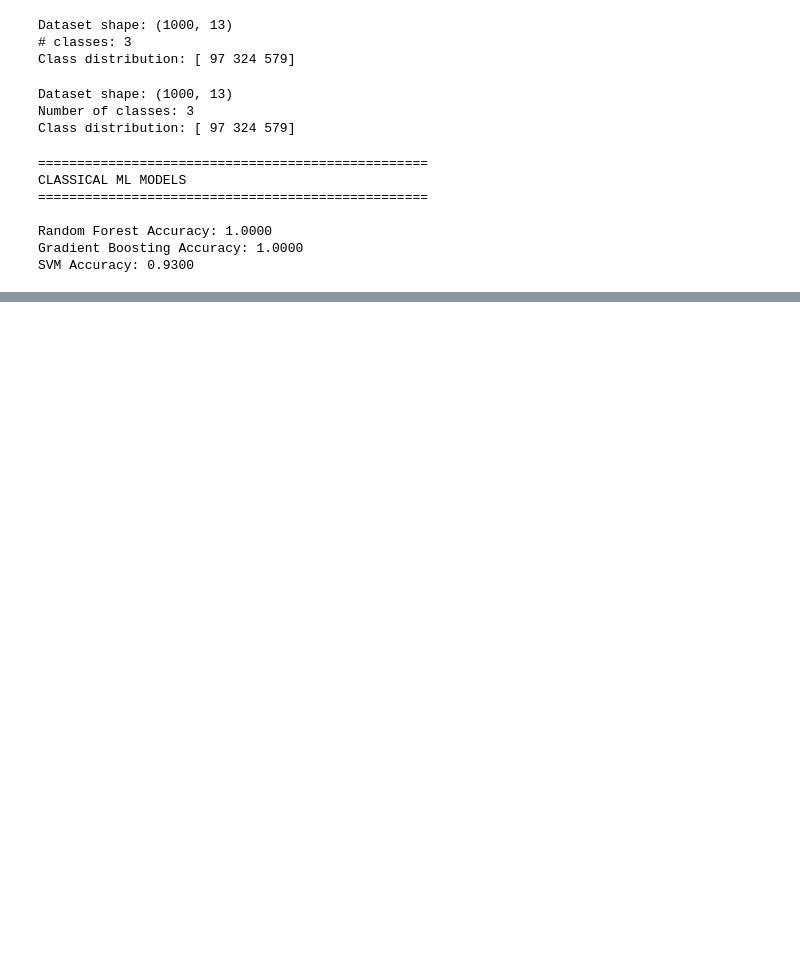
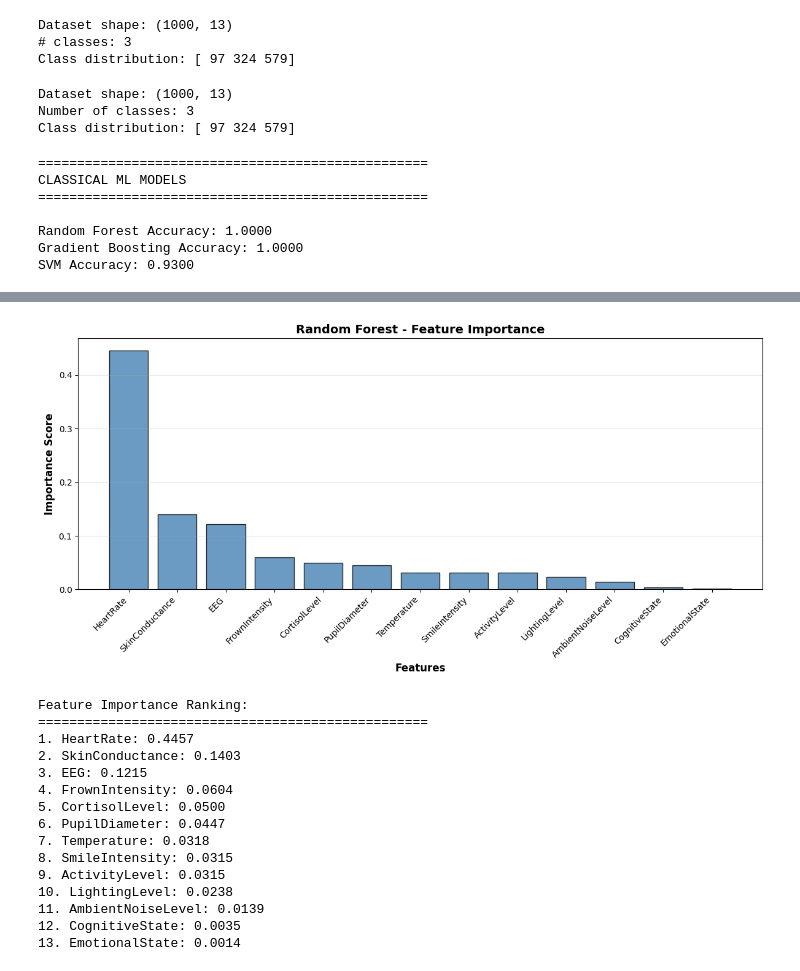
Before and after one commit to pxsa/Digital-Biomarkers, a Jupyter notebook: Codes/emotional_monitoring/main.ipynb, the cells around one changed output, grey strips where cells are left out. Cells and saved outputs as stored; diff of their text form; code cells hidden in the pictures; blank space fills up the shorter version.

```diff
--- a/Codes/emotional_monitoring/main.ipynb
+++ b/Codes/emotional_monitoring/main.ipynb
@@ -310,0 +354,40 @@ ResidualMLP: 0.9200
+# %%
+# 3. Feature Importance برای Random Forest
+feature_names = df.drop('EngagementLevel', axis=1).columns
+importances = rf.feature_importances_
+indices = np.argsort(importances)[::-1]
+
+fig, ax = plt.subplots(figsize=(12, 6))
+ax.bar(range(len(importances)), importances[indices], color='steelblue', alpha=0.8, edgecolor='black')
+ax.set_xticks(range(len(importances)))
+ax.set_xticklabels([feature_names[i] for i in indices], rotation=45, ha='right')
+ax.set_ylabel('Importance Score', fontweight='bold', fontsize=12)
+ax.set_xlabel('Features', fontweight='bold', fontsize=12)
+ax.set_title('Random Forest - Feature Importance', fontweight='bold', fontsize=14)
+ax.grid(axis='y', alpha=0.3)
+
+plt.tight_layout()
+plt.show()
+
+# چاپ اهمیت ویژگی‌ها
+print("\nFeature Importance Ranking:")
+print("="*50)
+for i in range(len(importances)):
+    print(f"{i+1}. {feature_names[indices[i]]}: {importances[indices[i]]:.4f}")
+# %% [output]
+[figure, added]
+Feature Importance Ranking:
+==================================================
+1. HeartRate: 0.4457
+2. SkinConductance: 0.1403
+3. EEG: 0.1215
+4. FrownIntensity: 0.0604
+5. CortisolLevel: 0.0500
+6. PupilDiameter: 0.0447
+7. Temperature: 0.0318
+8. SmileIntensity: 0.0315
+9. ActivityLevel: 0.0315
+10. LightingLevel: 0.0238
+11. AmbientNoiseLevel: 0.0139
+12. CognitiveState: 0.0035
+13. EmotionalState: 0.0014
```
Also changed, not shown: parts of 8 cells of this notebook.
